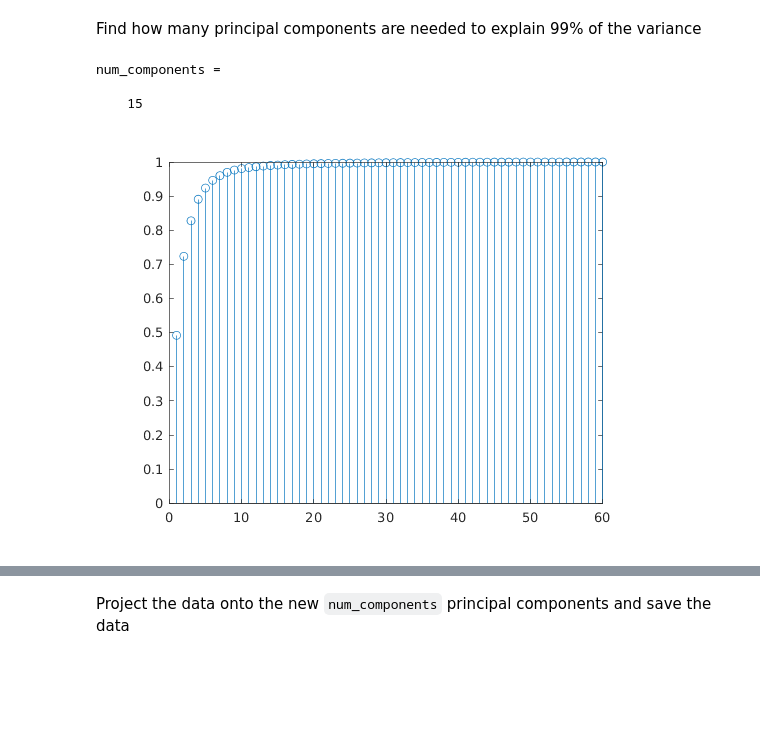
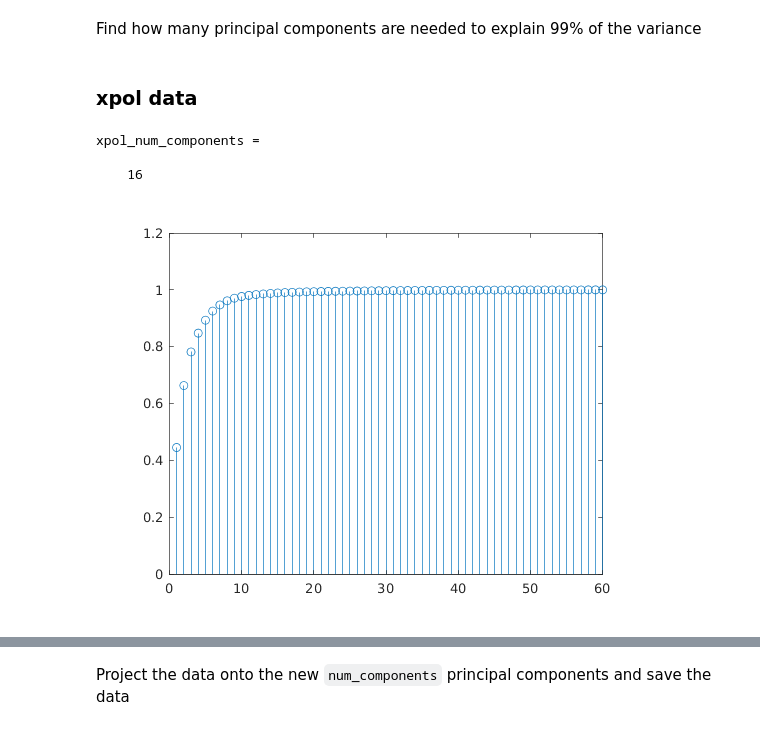
Before and after one commit to BMW-lab-MSU/fish-lidar-supervised-classification, a Jupyter notebook: Yellowstone/PCA.ipynb, the cells around one changed output, grey strips where cells are left out. Saved outputs shown, nothing was run; the diff lists cells and outputs as text; code cells hidden in the pictures; blank space fills up the shorter version.

Commit message:
pca on xpol and copol

```diff
--- a/Yellowstone/PCA.ipynb
+++ b/Yellowstone/PCA.ipynb
@@ -11,11 +14,13 @@ transformed_data = transformed_data'; % transpose so observations are column vec
 # %% [markdown]
 Find how many principal components are needed to explain 99% of the variance
+# %% [markdown]
+### xpol data
 # %%
-explained_variance = cumsum(variances/(sum(variances)));
-stem(explained_variance)
-num_components = find(explained_variance >= EXPLAINED_VARIANCE_THRESHOLD, 1)
+xpol_explained_variance = cumsum(xpol_variances/(sum(xpol_variances)));
+stem(xpol_explained_variance)
+xpol_num_components = find(xpol_explained_variance >= EXPLAINED_VARIANCE_THRESHOLD, 1)
 # %% [output]
-num_components =
+xpol_num_components =
 
-    15
+    16
-[figure, old version]
+[figure, new version]
```
Also changed, not shown: parts of 16 cells of this notebook.
